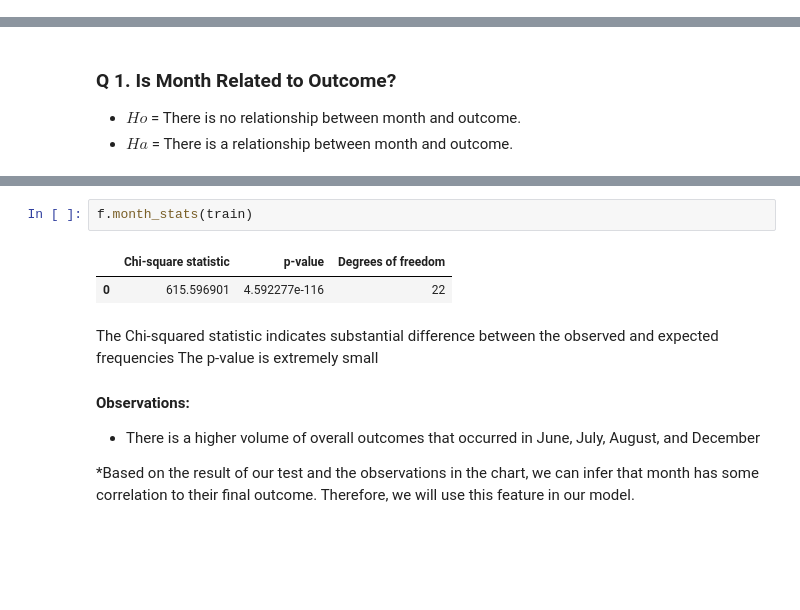
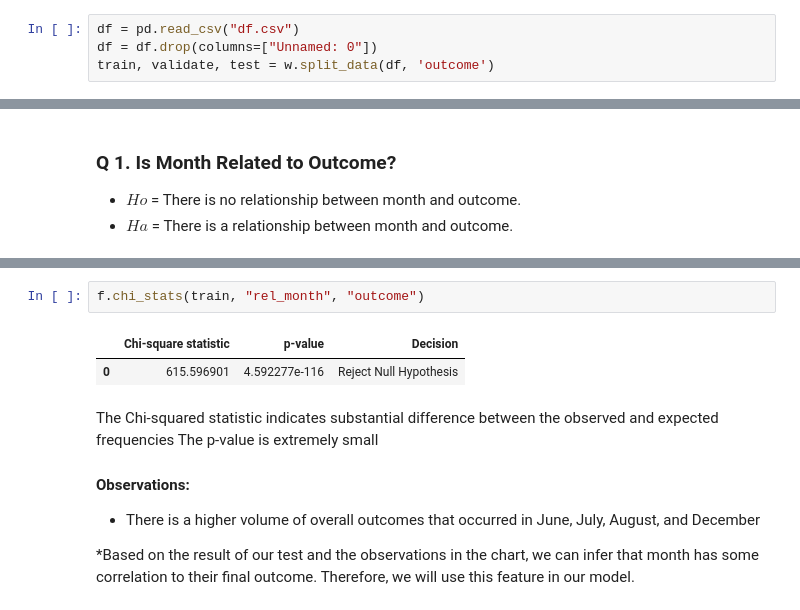
Before and after one commit to pound-puppies/animal-advocacy, a Jupyter notebook: final_report.ipynb, the cells around one changed output, grey strips where cells are left out. Drawn from its saved outputs; the diff is of its cells as text; blank space fills up the shorter version.

```diff
--- a/final_report.ipynb
+++ b/final_report.ipynb
@@ -68,0 +69,4 @@ test -> (22014, 14), 20.0%
+# %%
+df = pd.read_csv("df.csv")
+df = df.drop(columns=["Unnamed: 0"])
+train, validate, test = w.split_data(df, 'outcome')
@@ -107,8 +115,8 @@ f.month_viz(train)
 # %%
-f.month_stats(train)
+f.chi_stats(train, "rel_month", "outcome")
 # %% [output]
-|  | Chi-square statistic | p-value | Degrees of freedom |
-| 0 | 615.596901 | 4.592277e-116 | 22 |
+|  | Chi-square statistic | p-value | Decision |
+| 0 | 615.596901 | 4.592277e-116 | Reject Null Hypothesis |
 # %% [markdown]
 The Chi-squared statistic indicates substantial difference between the observed and expected frequencies
 The p-value is extremely small
```
Also changed, not shown: parts of 30 cells of this notebook, 2 other files.
